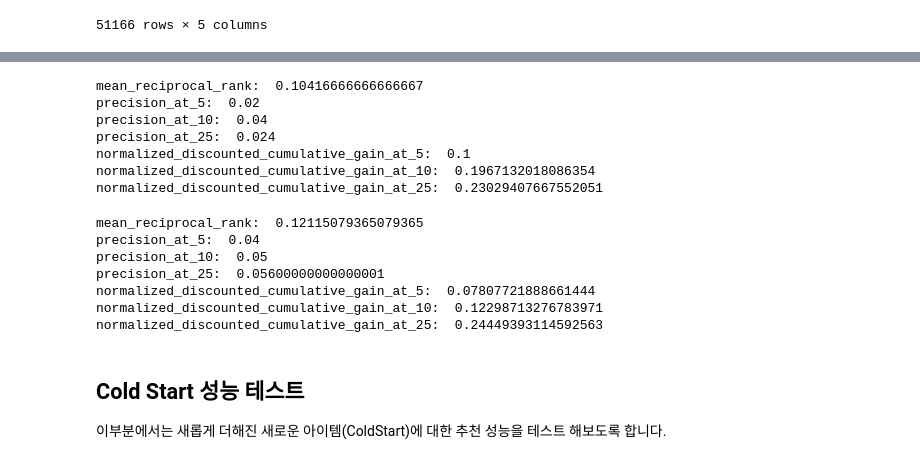
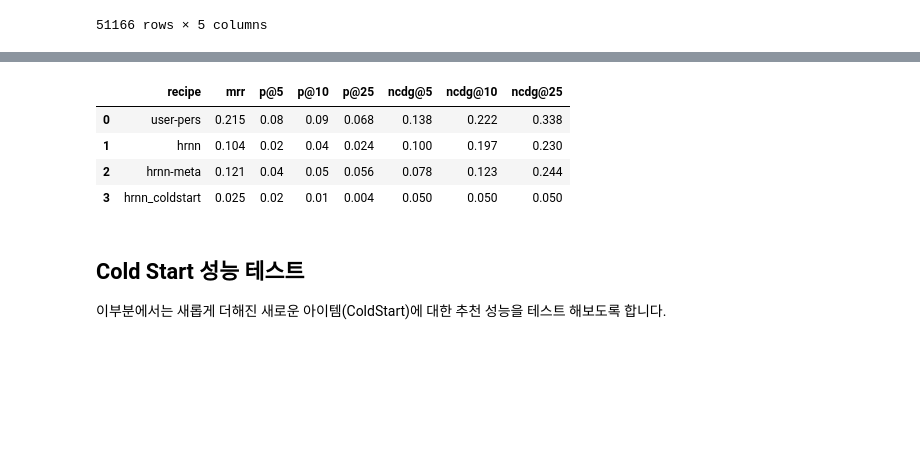
Before and after one commit to gonsoomoon-ml/personalize, a Jupyter notebook: movielens_getting_started/6.1.Evaluate_Test_Dataset.ipynb, the cells around one changed output, grey strips where cells are left out. Cells and saved outputs as stored; diff of their text form; code cells hidden in the pictures; blank space fills up the shorter version.

Commit message:
add val table

```diff
--- a/movielens_getting_started/6.1.Evaluate_Test_Dataset.ipynb
+++ b/movielens_getting_started/6.1.Evaluate_Test_Dataset.ipynb
@@ -114,22 +115,0 @@ normalized_discounted_cumulative_gain_at_25:  0.3381175584255128
-# %%
-relevance = get_relevance_list(hrnn_campaign_arn, df_holdout, test_user_list)
-evaluate_relevance(relevance)
-# %% [output]
-mean_reciprocal_rank:  0.10416666666666667
-precision_at_5:  0.02
-precision_at_10:  0.04
-precision_at_25:  0.024
-normalized_discounted_cumulative_gain_at_5:  0.1
-normalized_discounted_cumulative_gain_at_10:  0.1967132018086354
-normalized_discounted_cumulative_gain_at_25:  0.23029407667552051
-# %%
-relevance = get_relevance_list(hrnn_meta_campaign_arn, df_holdout, test_user_list)
-evaluate_relevance(relevance)
-# %% [output]
-mean_reciprocal_rank:  0.12115079365079365
-precision_at_5:  0.04
-precision_at_10:  0.05
-precision_at_25:  0.05600000000000001
-normalized_discounted_cumulative_gain_at_5:  0.07807721888661444
-normalized_discounted_cumulative_gain_at_10:  0.12298713276783971
-normalized_discounted_cumulative_gain_at_25:  0.24449393114592563
@@ -136,3 +133,13 @@ normalized_discounted_cumulative_gain_at_25:  0.24449393114592563
+# %%
+val_metrics = pd.DataFrame(metrics,
+                           columns=['recipe','mrr','p@5','p@10','p@25','ncdg@5','ncdg@10','ncdg@25'])
+val_metrics
+# %% [output]
+|  | recipe | mrr | p@5 | p@10 | p@25 | ncdg@5 | ncdg@10 | ncdg@25 |
+| 0 | user-pers | 0.215 | 0.08 | 0.09 | 0.068 | 0.138 | 0.222 | 0.338 |
+| 1 | hrnn | 0.104 | 0.02 | 0.04 | 0.024 | 0.100 | 0.197 | 0.230 |
+| 2 | hrnn-meta | 0.121 | 0.04 | 0.05 | 0.056 | 0.078 | 0.123 | 0.244 |
+| 3 | hrnn_coldstart | 0.025 | 0.02 | 0.01 | 0.004 | 0.050 | 0.050 | 0.050 |
 # %% [markdown]
 ## Cold Start 성능 테스트
 
```
Also changed, not shown: parts of 3 cells of this notebook.
